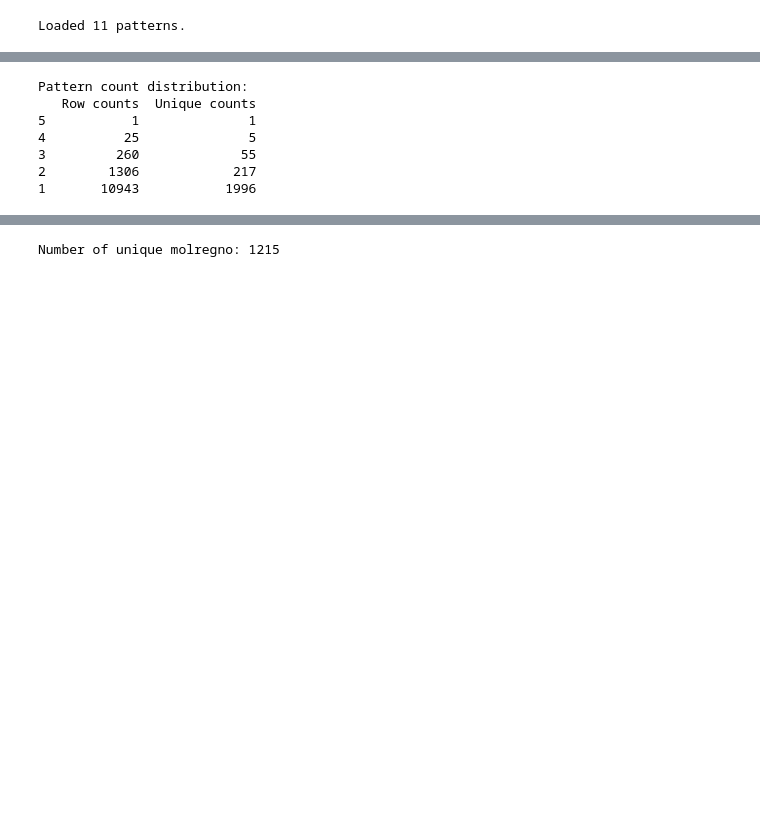
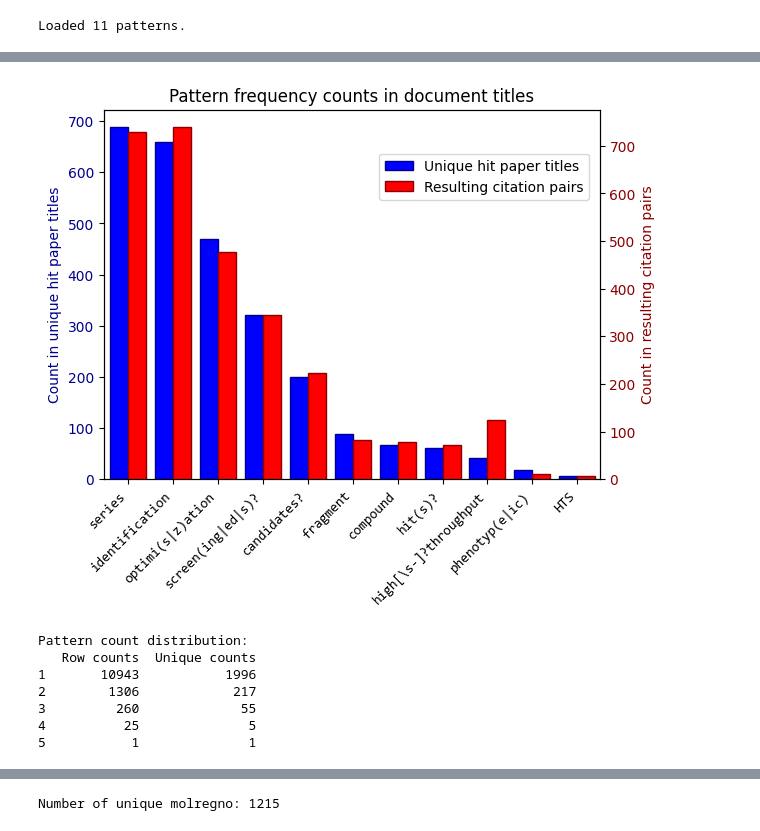
Before and after one commit to BlayvasD/Hits2ClinicalCandidates, a Jupyter notebook: collect_docs.ipynb, the cells around one changed output, grey strips where cells are left out. Saved outputs shown, nothing was run; the diff lists cells and outputs as text; code cells hidden in the pictures; blank space fills up the shorter version.

```diff
--- a/collect_docs.ipynb
+++ b/collect_docs.ipynb
@@ -200,3 +266,31 @@ high[\s-]?throughput             622                      41
+# %%
+import matplotlib.pyplot as plt
+import numpy as np
+import pandas as pd
+
+fig = plt.figure() # Create matplotlib figure
+
+ax1 = fig.add_subplot(111) # Create matplotlib axes
+ax2 = ax1.twinx() # Create another axes that shares the same x-axis as ax.
+
+width = 0.4
+
+results_df[1:].count_in_unique_titles.plot(kind='bar', color='blue', edgecolor='darkblue', ax=ax1, width=width, position=1)
+results_df[1:].count_in_pairs.plot(kind='bar', color='red', edgecolor='darkred', ax=ax2, width=width, position=0)
+
+plt.title('Pattern frequency counts in document titles')
+fig.legend(['Unique hit paper titles', 'Resulting citation pairs'], borderaxespad=5.5)
+ax1.set_xticklabels(results_df[1:].pattern, rotation=45, ha='right', fontdict={'font': 'Consolas'})
+
+ax1.set_ylabel('Count in unique hit paper titles', color='darkblue')
+ax1.set_yticklabels([int(x) for x in ax1.get_yticks()], color='darkblue')
+ax2.set_ylabel('Count in resulting citation pairs', color='darkred')
+ax2.set_yticklabels([int(x) for x in ax1.get_yticks()], color='darkred')
+
+ax1.set_xlim(-0.55, len(results_df[1:]) - 0.5)
+plt.show()
+# %% [output]
+[figure, added]
 # %%
 count_patterns = lambda title: sum(1 for pattern in patterns if pd.Series([title]).str.contains(pattern, case=False, regex=True, na=False).iloc[0])
 
@@ -210,16 +304,17 @@ pattern_count_unique = pd.Series(citation_pairs['hit_title'].unique()).apply(
 )
 # %%
 print(f"Pattern count distribution:")
-print(pd.DataFrame({'Row counts':
-                    citation_pairs['pattern_count'].value_counts().sort_index(ascending=False),
+count_df = pd.DataFrame({'Row counts':
+                    citation_pairs['pattern_count'].value_counts().sort_index(ascending=True),
                     'Unique counts':
-                    pattern_count_unique.value_counts().sort_index(ascending=False)
-                    }))
+                    pattern_count_unique.value_counts().sort_index(ascending=True)
+                    })
+print(count_df)
 # %% [output]
 Pattern count distribution:
    Row counts  Unique counts
+1       10943           1996
+2        1306            217
+3         260             55
+4          25              5
 5           1              1
-4          25              5
-3         260             55
-2        1306            217
-1       10943           1996
```
Also changed, not shown: parts of 8 cells of this notebook, 8 other files.
